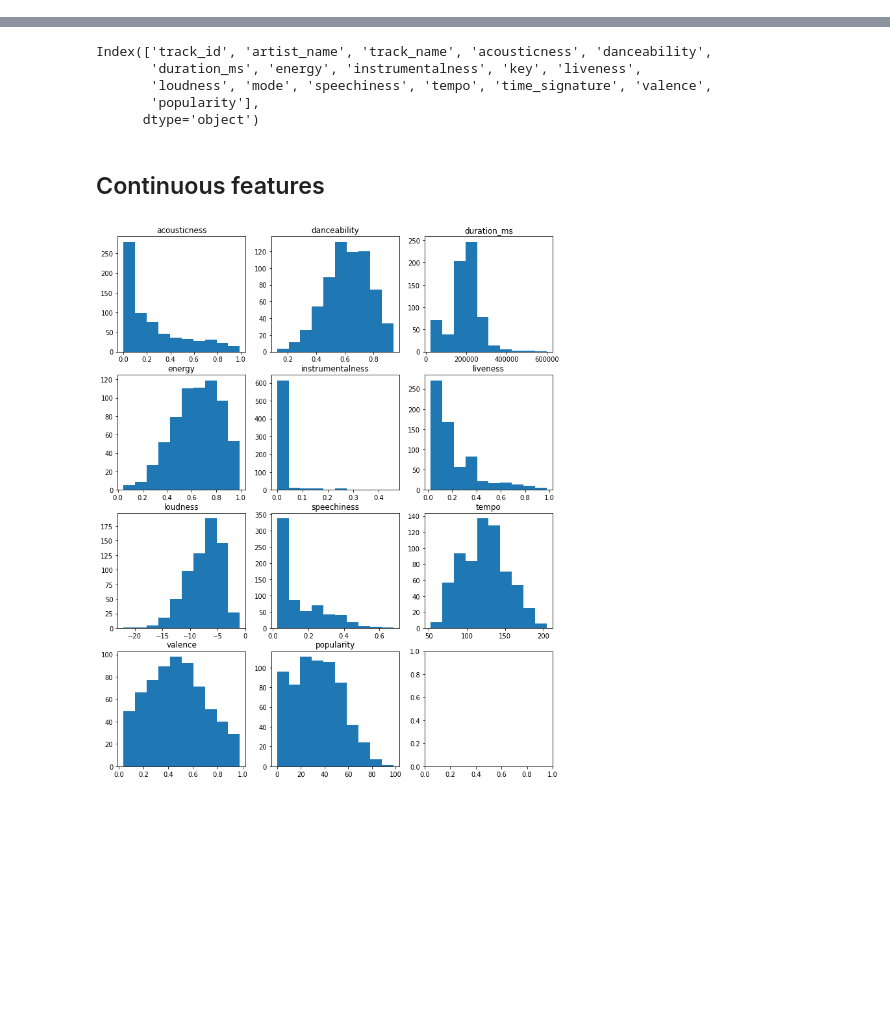
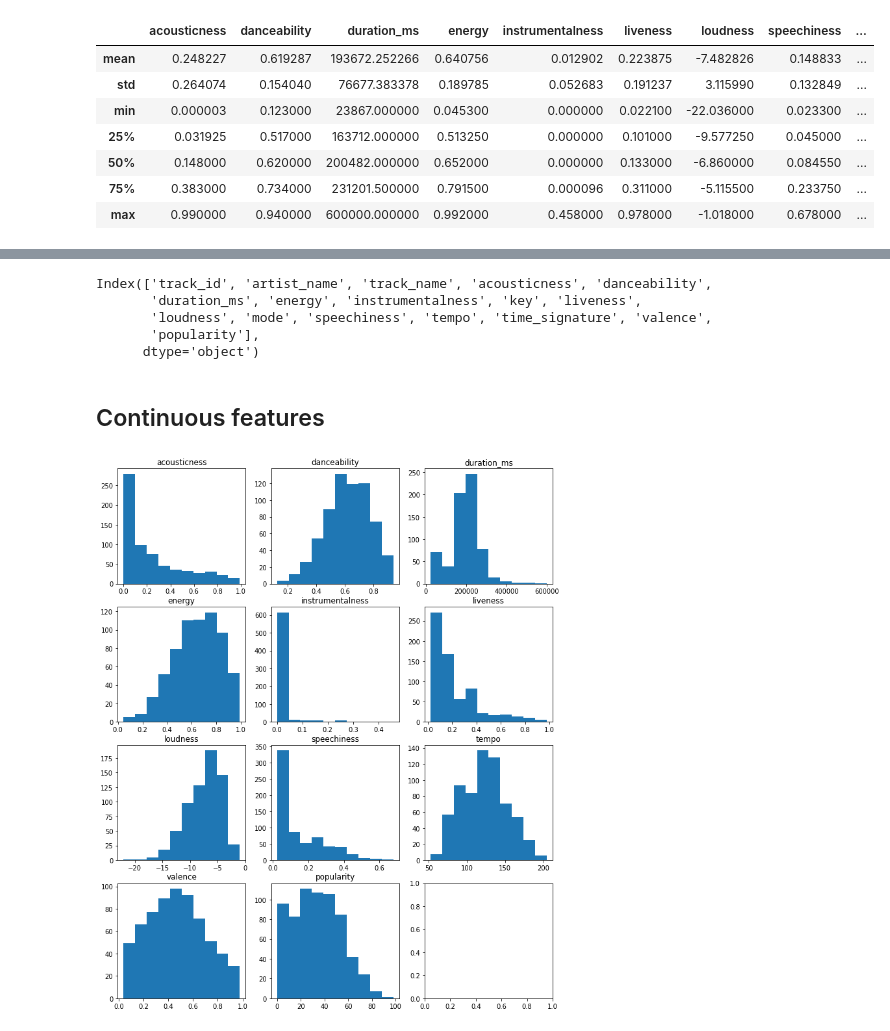
Before and after one commit to Jared-Hirsch/CS4300_Spring_2021_Project, a Jupyter notebook: scrapers/exploratory data analysis.ipynb, the cells around one changed output, grey strips where cells are left out. Cells and saved outputs as stored; diff of their text form; code cells hidden in the pictures; blank space fills up the shorter version.

```diff
--- a/scrapers/exploratory data analysis.ipynb
+++ b/scrapers/exploratory data analysis.ipynb
@@ -8,6 +8,17 @@ path = r'C:\Users\chris\Documents\GitHub\cs4300sp2021-rad338-jsh328-rpp62-cmc447
 lyrics = pickle.load(open(path + r'\sample5000_SAFApril2019_lyrics.pkl', 'rb'))
 df = pd.read_csv(path + r'\sample5000_SAFApril2019.csv')
 df = df.set_index('track_id').loc[list(lyrics.keys())].reset_index()
+# %%
+df[cont_cols].describe().iloc[1:, :]
+# %% [output]
+|  | acousticness | danceability | duration_ms | energy | instrumentalness | liveness | loudness | speechiness | ... |
+| mean | 0.248227 | 0.619287 | 193672.252266 | 0.640756 | 0.012902 | 0.223875 | -7.482826 | 0.148833 | ... |
+| std | 0.264074 | 0.154040 | 76677.383378 | 0.189785 | 0.052683 | 0.191237 | 3.115990 | 0.132849 | ... |
+| min | 0.000003 | 0.123000 | 23867.000000 | 0.045300 | 0.000000 | 0.022100 | -22.036000 | 0.023300 | ... |
+| 25% | 0.031925 | 0.517000 | 163712.000000 | 0.513250 | 0.000000 | 0.101000 | -9.577250 | 0.045000 | ... |
+| 50% | 0.148000 | 0.620000 | 200482.000000 | 0.652000 | 0.000000 | 0.133000 | -6.860000 | 0.084550 | ... |
+| 75% | 0.383000 | 0.734000 | 231201.500000 | 0.791500 | 0.000096 | 0.311000 | -5.115500 | 0.233750 | ... |
+| max | 0.990000 | 0.940000 | 600000.000000 | 0.992000 | 0.458000 | 0.978000 | -1.018000 | 0.678000 | ... |
 # %%
 df
 # %% [output]
```
Also changed, not shown: parts of 4 cells of this notebook, 1 other file.
